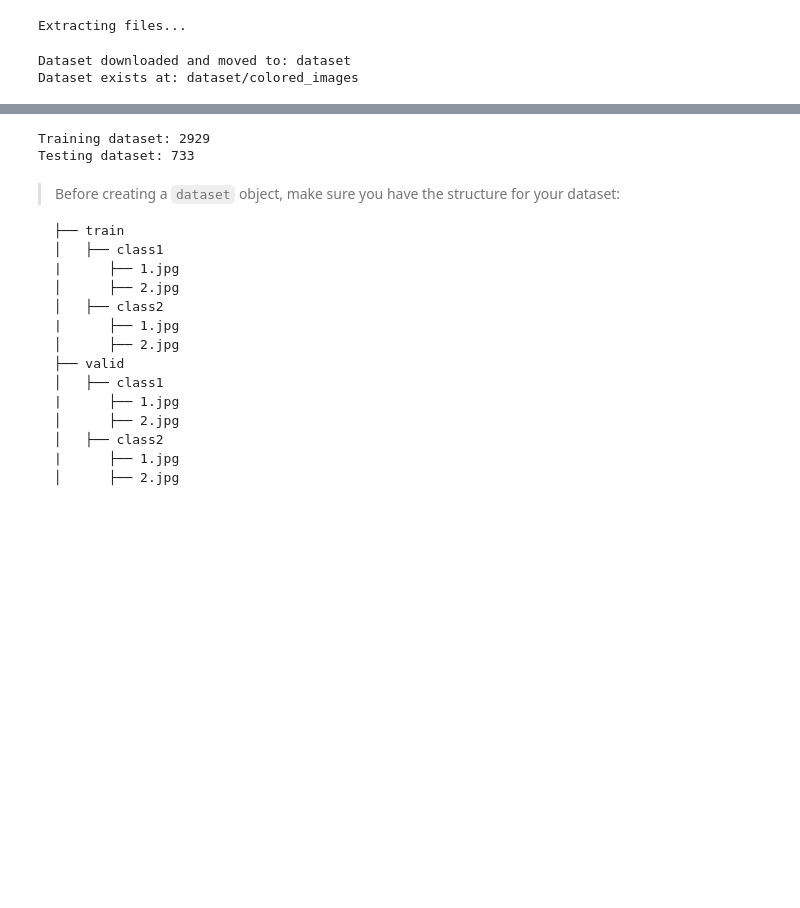
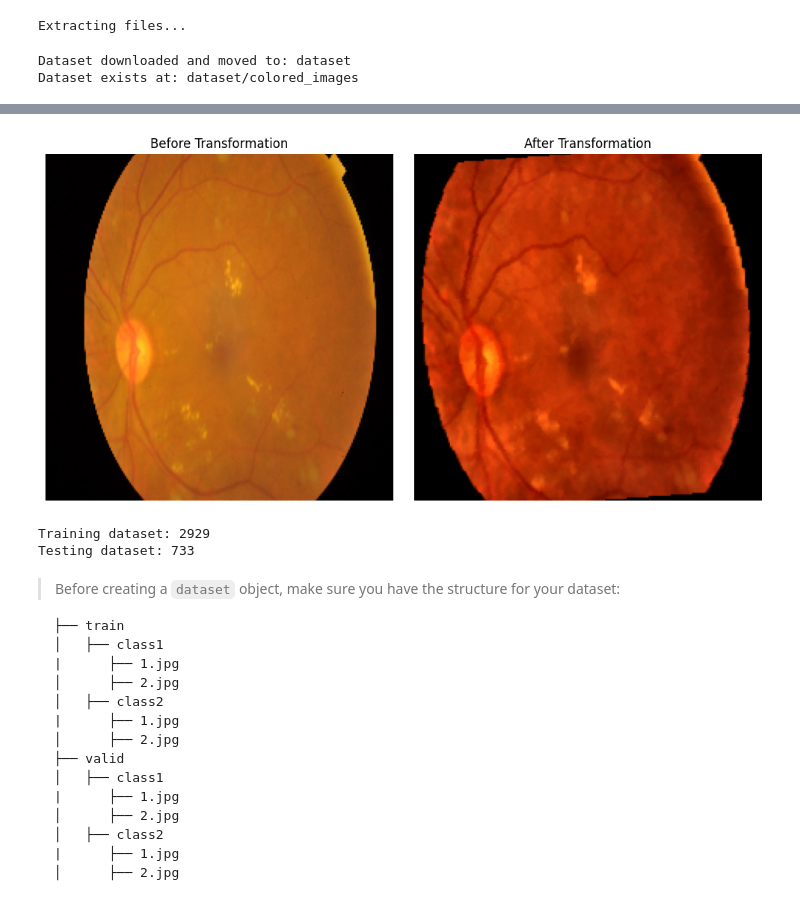
Before and after one commit to hydraadra112/v-net-classifier, a Jupyter notebook: model.ipynb, the cells around one changed output, grey strips where cells are left out. Cells and saved outputs as stored; diff of their text form; code cells hidden in the pictures; blank space fills up the shorter version.

```diff
--- a/model.ipynb
+++ b/model.ipynb
@@ -171,14 +223,19 @@ type(img_tensor), img_tensor.shape, img_tensor
 # Create `dataset` object
 from torchvision import datasets
 from torch.utils.data import random_split
+import torchvision.transforms.functional as F
 
 # Create transformation pipelines AND for data augmentation
 train_transform = v2.Compose([
     v2.RandomResizedCrop(size=(224, 224), scale=(0.8, 1.0)),
+
+    v2.ColorJitter(brightness=0.1, contrast=0.2, saturation=0.2, hue=0.02),
+    MedianFilter(3),
+    CLAHE(),
+    GammaCorrection(),
+
     v2.RandomHorizontalFlip(p=0.5),
-    v2.RandomRotation(degrees=15),
-    v2.ColorJitter(brightness=0.2, contrast=0.2, saturation=0.2, hue=0.1),
-    v2.Resize((224,224)),
+    v2.RandomRotation(degrees=5),
     v2.ToTensor(),
     v2.Normalize(mean=[0.5, 0.5, 0.5], std=[0.5, 0.5, 0.5]),
 ])
@@ -203,6 +260,37 @@ train_dataset, test_dataset = random_split(full_dataset, [train_size, test_size]
 # applying different transforms
 train_dataset.dataset.transform = train_transform
 test_dataset.dataset.transform = test_transform
+# %%
+from torchvision.transforms.functional import to_pil_image
+# Plot sample image that goes through the train transform
+def plot_before_after(tensor_img, transform_pipeline):
+    if not isinstance(tensor_img, torch.Tensor):
+        raise TypeError("Input image should be a torch.Tensor")
+
+    unnormalize = v2.Normalize(mean=[-1, -1, -1], std=[2, 2, 2])
+    img_pil = to_pil_image(unnormalize(tensor_img))
+
+    transformed_img = transform_pipeline(img_pil)
+
+    if isinstance(transformed_img, torch.Tensor):
+        transformed_img = to_pil_image(unnormalize(transformed_img))
+
+    # Plot both images
+    fig, axes = plt.subplots(1, 2, figsize=(10, 5))
+    axes[0].imshow(img_pil)
+    axes[0].set_title('Before Transformation')
+    axes[0].axis('off')
+
+    axes[1].imshow(transformed_img)
+    axes[1].set_title('After Transformation')
+    axes[1].axis('off')
+
+    plt.tight_layout()
+    plt.show()
+
+plot_before_after(img_tensor, train_transform)
+# %% [output]
+[figure, added]
 # %%
 # See how many images we are dealing with
 print(f'Training dataset: {len(train_dataset)}')
```
Also changed, not shown: parts of 12 cells of this notebook.
